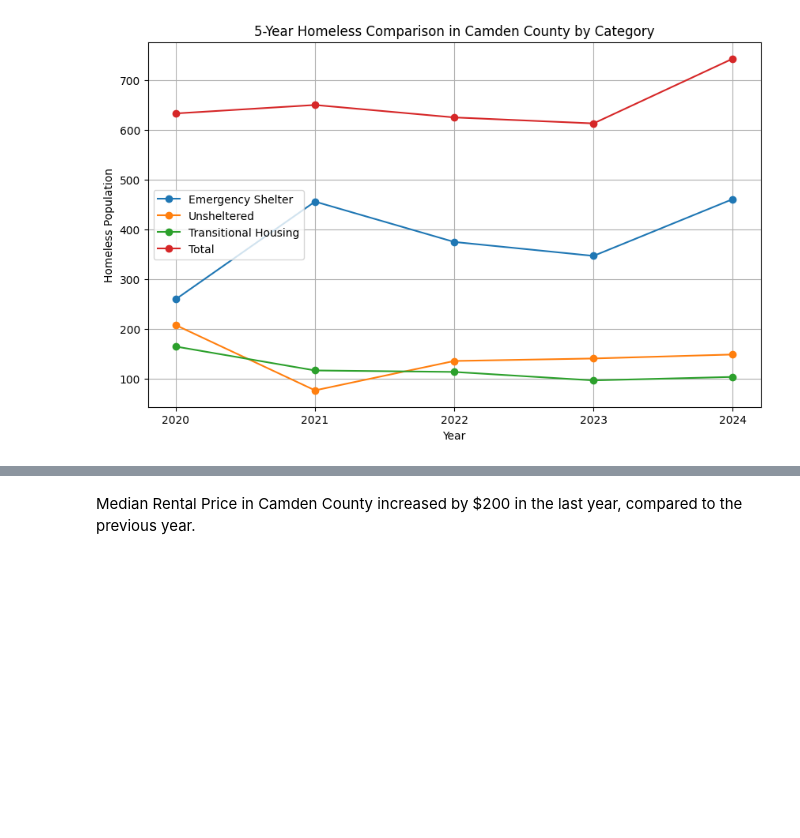
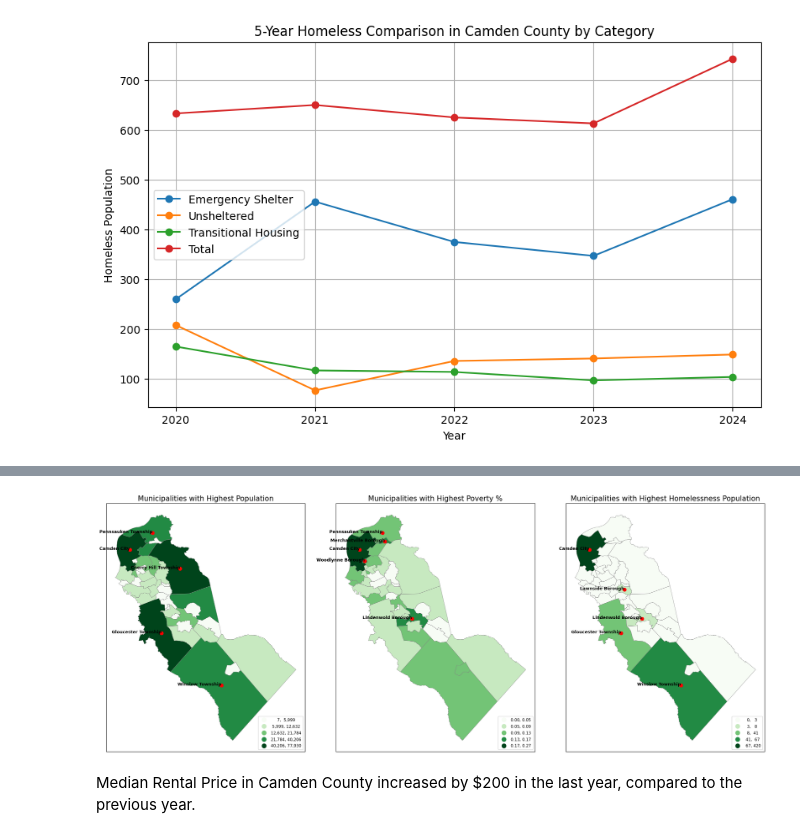
Before and after one commit to Funmiadebajo/GIS, a Jupyter notebook: PS4.ipynb, the cells around one changed output, grey strips where cells are left out. Drawn from its saved outputs; the diff is of its cells as text; code cells hidden in the pictures; blank space fills up the shorter version.

```diff
--- a/PS4.ipynb
+++ b/PS4.ipynb
@@ -326,3 +163,73 @@ plt.show();
+# %%
+import pandas as pd
+import geopandas as gpd
+import matplotlib.pyplot as plt
+
+# Function to clean municipality names
+def clean_municipality_names(df, col_name):
+    df[col_name] = df[col_name].str.strip().str.lower()
+    return df
+
+# Load New Jersey municipalities shapefile
+njMun = gpd.read_file('https://github.com/Funmiadebajo/GIS/raw/refs/heads/main/Municipality.zip')
+njMun.rename(columns={'NAMELSAD': 'Municipality'}, inplace=True)
+njMun = clean_municipality_names(njMun, 'Municipality')  # Clean names
+
+# Load population, homelessness, and poverty data
+data_files = {
+    "population": 'https://github.com/Funmiadebajo/GIS/raw/refs/heads/main/municipality%20population.xlsx',
+    "homelessness": 'https://github.com/Funmiadebajo/GIS/raw/refs/heads/main/municipality%20homelessness.xlsx',
+    "poverty": 'https://github.com/Funmiadebajo/GIS/raw/refs/heads/main/Municipality%20poverty.xlsx'
+}
+
+# Merge all datasets into the municipalities GeoDataFrame with a custom indicator column name
+for data_type, file_url in data_files.items():
+    df = pd.read_excel(file_url)
+    df = clean_municipality_names(df, 'Municipality')
+    njMun = njMun.merge(df, on='Municipality', how='outer', indicator=f"{data_type}_merge")
+
+# Function to create plots
+def plot_map(ax, data, column, title, cmap, top_n=None, legend_fmt=None):
+    """
+    Generic function to plot a map with optional top N labels and custom legend formatting.
+    """
+    # Plot the data
+    data.plot(
+        ax=ax, column=column, legend=True, cmap=cmap, scheme='natural_breaks', k=5,
+        edgecolor='grey', linewidth=0.5,
+        legend_kwds={
+            "fmt": legend_fmt if legend_fmt else "{:,.0f}",
+            'loc': 'lower right', 'title_fontsize': 'medium', 'fontsize': 'small'
+        }
+    )
+    ax.set_title(title, fontsize=15)
+    ax.set_xticks([])  # Remove x-axis ticks
+    ax.set_yticks([])  # Remove y-axis ticks
+
+    # Label top N municipalities if specified
+    if top_n:
+        top_municipalities = data.nlargest(top_n, column)
+        for _, row in top_municipalities.iterrows():
+            centroid = row.geometry.centroid
+            ax.scatter(centroid.x, centroid.y, color='red', s=50, zorder=5)  # Pin marker
+            ax.text(
+                centroid.x, centroid.y, row['Municipality'].title(),
+                fontsize=9, ha='right', color='black', weight='bold', zorder=10
+            )
+
+# Create subplots for population, poverty, and homelessness maps
+fig, axs = plt.subplots(1, 3, figsize=(20, 10))
+
+# Plot the maps in the desired order
+plot_map(axs[0], njMun, 'population', "Municipalities with Highest Population", 'Greens', top_n=5)
+plot_map(axs[1], njMun, 'Poverty', "Municipalities with Highest Poverty %", 'Greens', top_n=5, legend_fmt="{:.2f}")
+plot_map(axs[2], njMun, 'Homelessness', "Municipalities with Highest Homelessness Population", 'Greens', top_n=5)
+
+# Adjust layout and display the plots
+plt.tight_layout()
+plt.show()
+# %% [output]
+[figure, added]
 # %%
 #aok: above need legend for each and interpret
 # %% [markdown]
```
Also changed, not shown: parts of 7 cells of this notebook.
